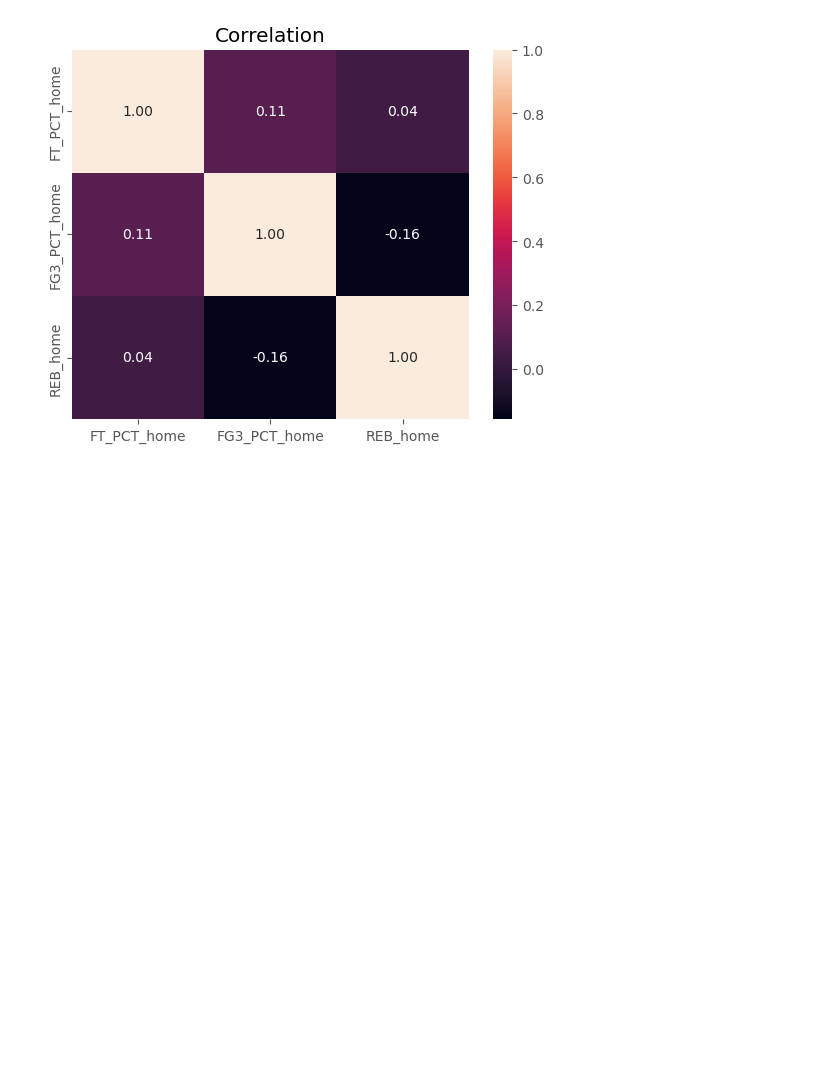
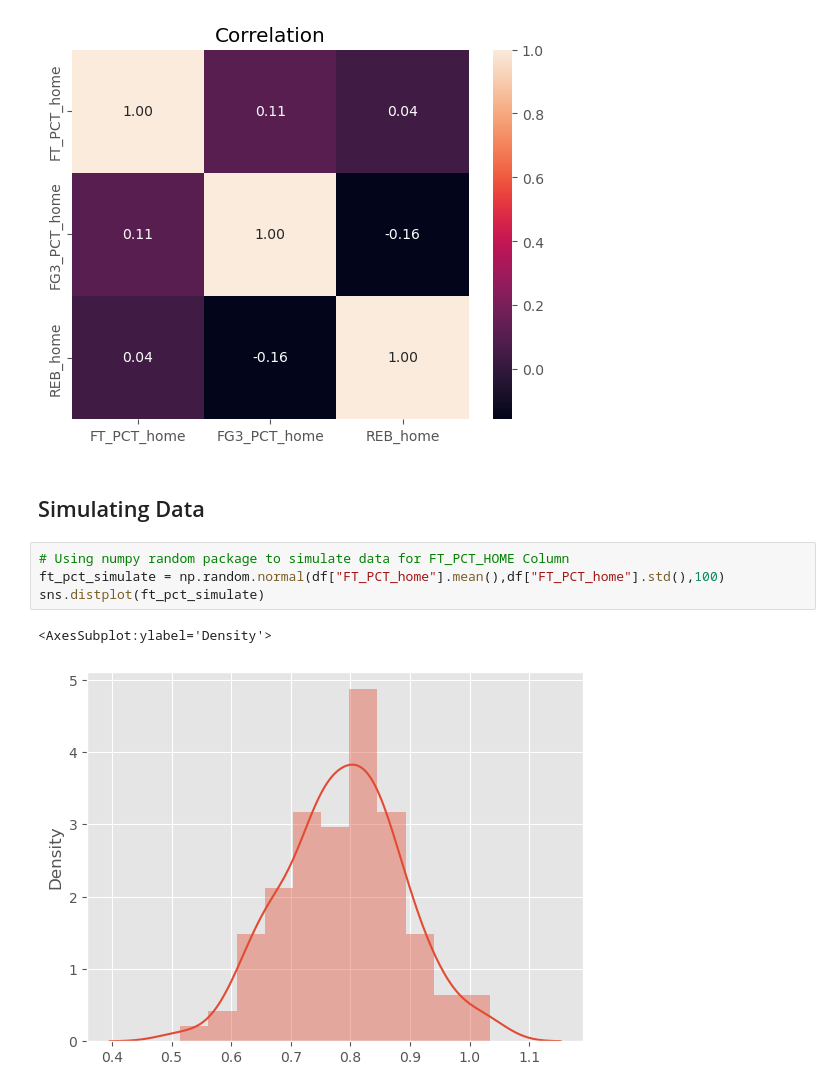
Before and after one commit to RyanMch97/ProgDA-Project, a Jupyter notebook: Prog-DA.ipynb, the cells around one changed output. Cells and saved outputs as stored; diff of their text form; blank space fills up the shorter version.

Commit message:
Adding simulated data

```diff
--- a/Prog-DA.ipynb
+++ b/Prog-DA.ipynb
@@ -121,3 +121,12 @@ plt.title("Correlation")
 plt.show()
 # %% [output]
 [figure]
+# %% [markdown]
+## Simulating Data
+# %%
+# Using numpy random package to simulate data for FT_PCT_HOME Column
+ft_pct_simulate = np.random.normal(df["FT_PCT_home"].mean(),df["FT_PCT_home"].std(),100)
+sns.distplot(ft_pct_simulate)
+# %% [output]
+<AxesSubplot:ylabel='Density'>
+[figure, added]
```
Also changed, not shown: parts of 5 cells of this notebook.
